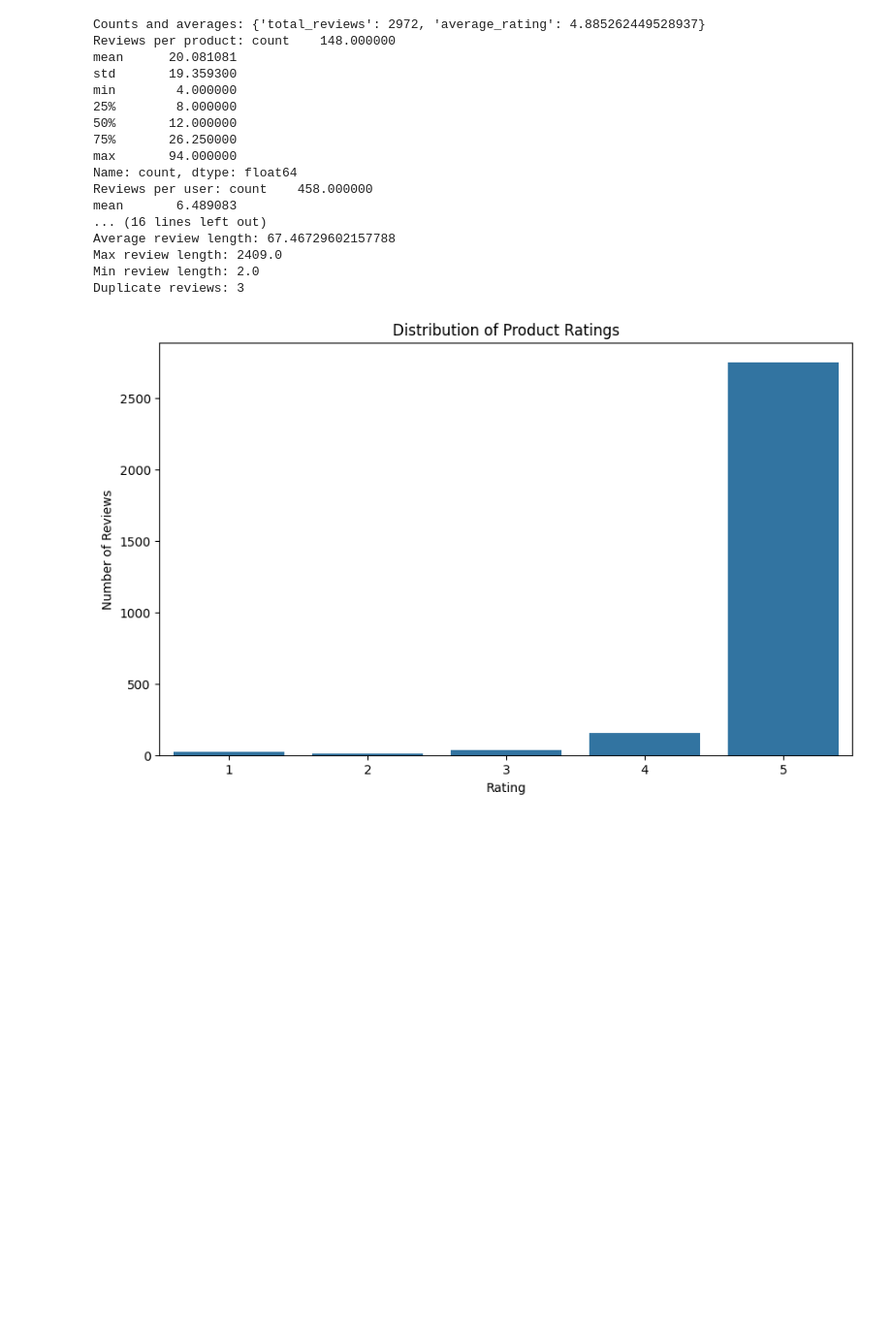
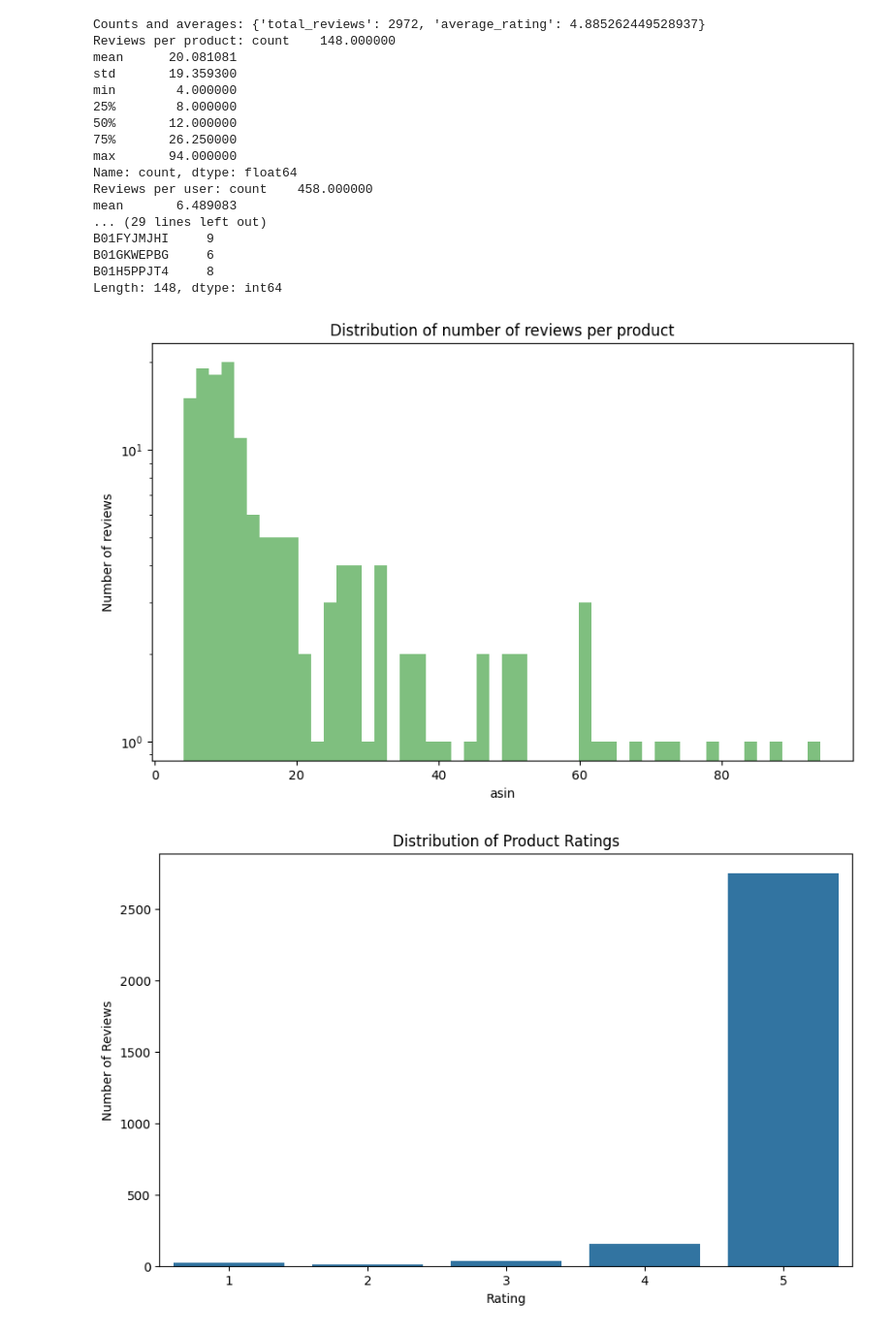
Before and after one commit to NiceVincent/NLP_group5, a Jupyter notebook: preprocess.ipynb, the cells around one changed output. Shown at 97% size. Cells and saved outputs as stored; diff of their text form; code cells hidden in the pictures; blank space fills up the shorter version.

```diff
--- a/preprocess.ipynb
+++ b/preprocess.ipynb
@@ -67,6 +91,12 @@ min_review_length = data_json['review_length'].min()
 
 # Check for duplicates
 duplicate_reviews = data_json.duplicated(subset=['reviewerID', 'asin', 'unixReviewTime']).sum()
+# discussion: what to do with duplicates?
+# 1. exactly the duplicate case
+# 2. crazy case where the same user reviewed the same product at the same time
+
+# clustering
+# 1. group by product?
 
 print(f'Counts and averages: {counts_averages}')
 print(f'Reviews per product: {reviews_per_product}')
@@ -76,6 +106,11 @@ print(f'Average review length: {average_review_length}')
 print(f'Max review length: {max_review_length}')
 print(f'Min review length: {min_review_length}')
 print(f'Duplicate reviews: {duplicate_reviews}')
+
+# Review counts group by 'asin'
+review_counts_per_product = data_json.groupby('asin').size()
+
+print(f'Review counts per product: {review_counts_per_product}')
 # %% [output]
 Counts and averages: {'total_reviews': 2972, 'average_rating': 4.885262449528937}
 Reviews per product: count    148.000000
@@ -89,11 +124,27 @@ max       94.000000
 Name: count, dtype: float64
 Reviews per user: count    458.000000
 mean       6.489083
-... (16 lines left out)
-Average review length: 67.46729602157788
-Max review length: 2409.0
-Min review length: 2.0
-Duplicate reviews: 3
+... (29 lines left out)
+B01FYJMJHI     9
+B01GKWEPBG     6
+B01H5PPJT4     8
+Length: 148, dtype: int64
+# %%
+import matplotlib.pyplot as plt
+
+# Get the counts
+counts = data_json['asin'].value_counts()
+
+# Plot
+plt.figure(figsize=(10,6))
+plt.hist(counts, bins=50, alpha=0.5, color='g')
+plt.yscale('log')
+plt.xlabel('asin')
+plt.ylabel('Number of reviews')
+plt.title('Distribution of number of reviews per product')
+plt.show()
+# %% [output]
+[figure, added]
 # %%
 # Part 1 Visualizations
 
```
Also changed, not shown: parts of 1 cell of this notebook.
